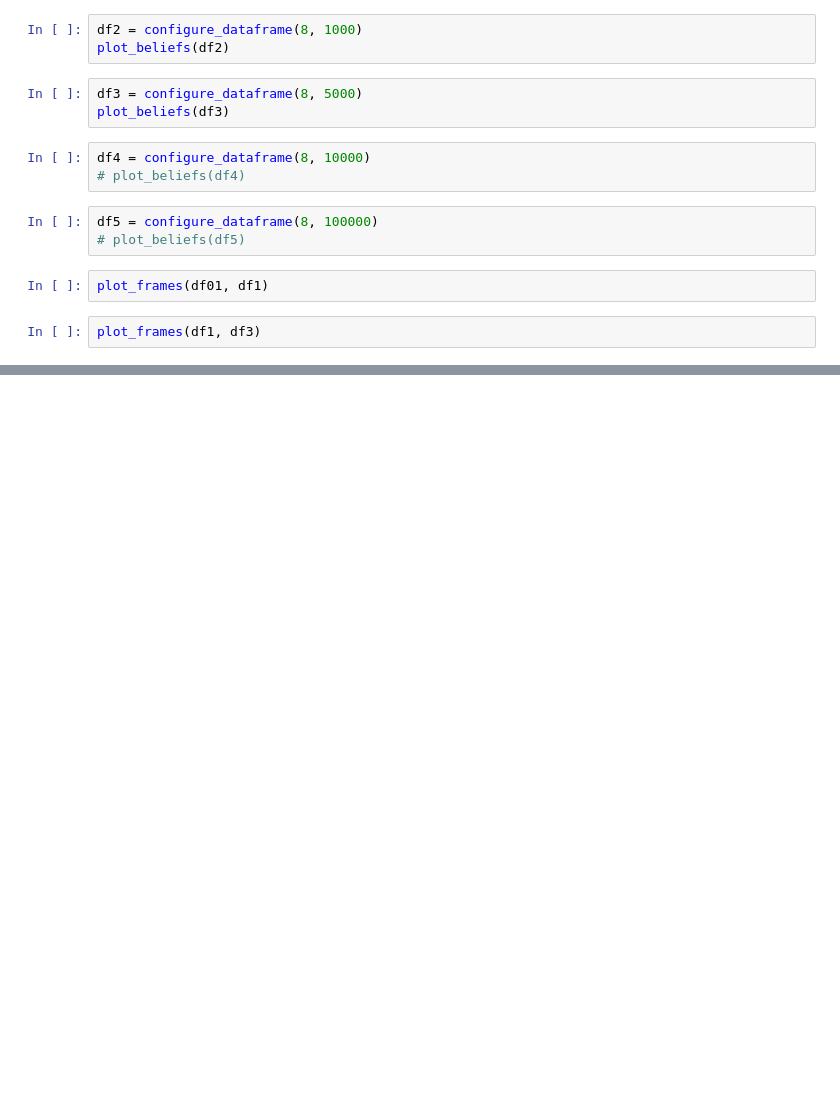
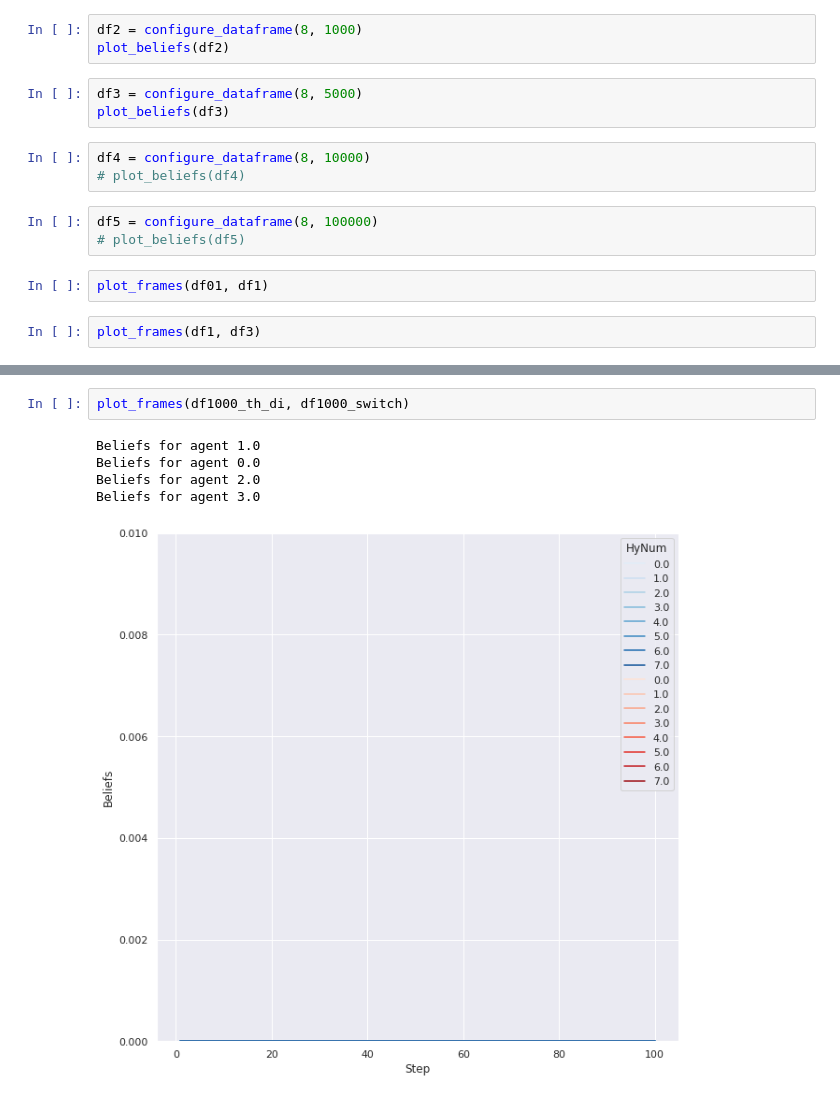
Before and after one commit to eeshakumar/hythe, a Jupyter notebook: notebooks/plot_beliefs.ipynb, the cells around one changed output, grey strips where cells are left out. Cells and saved outputs as stored; diff of their text form; blank space fills up the shorter version.

```diff
--- a/notebooks/plot_beliefs.ipynb
+++ b/notebooks/plot_beliefs.ipynb
@@ -80,0 +82,8 @@ Beliefs for agent 3.0
+# %%
+plot_frames(df1000_th_di, df1000_switch)
+# %% [output]
+Beliefs for agent 1.0
+Beliefs for agent 0.0
+Beliefs for agent 2.0
+Beliefs for agent 3.0
+[figure, added]
```
Also changed, not shown: parts of 3 cells of this notebook, 12 other files.
